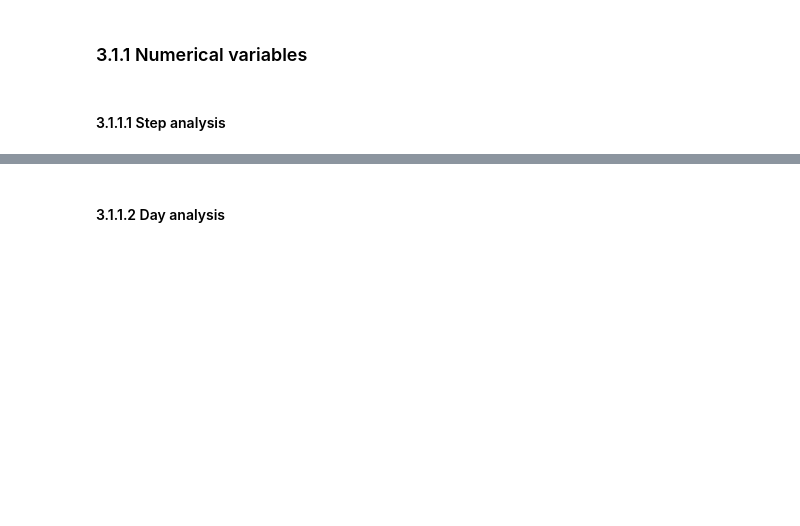
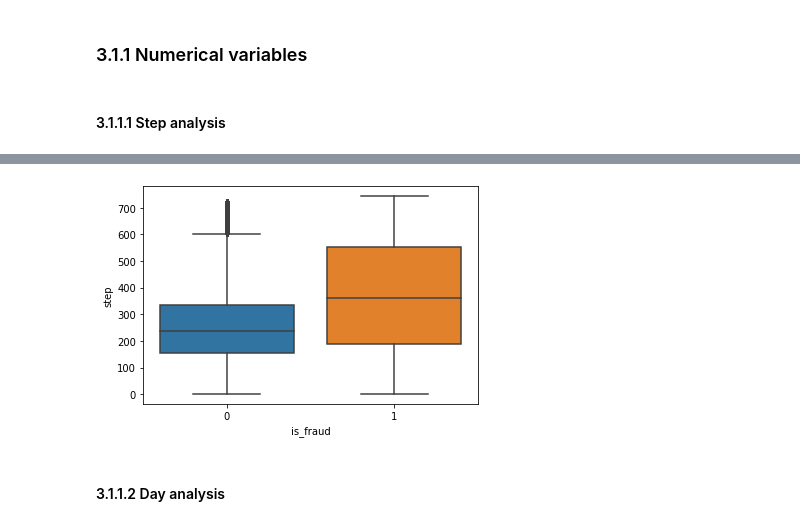
Before and after one commit to LessioGuilherme/pa002_block_fraud_company, a Jupyter notebook: notebooks/pa002_block_fraud_company_sprint01.ipynb, the cells around one changed output, grey strips where cells are left out. Cells and saved outputs as stored; diff of their text form; code cells hidden in the pictures; blank space fills up the shorter version.

```diff
--- a/notebooks/pa002_block_fraud_company_sprint01.ipynb
+++ b/notebooks/pa002_block_fraud_company_sprint01.ipynb
@@ -498,2 +515,6 @@ df3.columns
+# %%
+sns.boxplot(x= 'is_fraud', y='step', data=df3);
+# %% [output]
+[figure, added]
 # %% [markdown]
 #### 3.1.1.2 Day analysis
```
Also changed, not shown: parts of 36 cells of this notebook.
